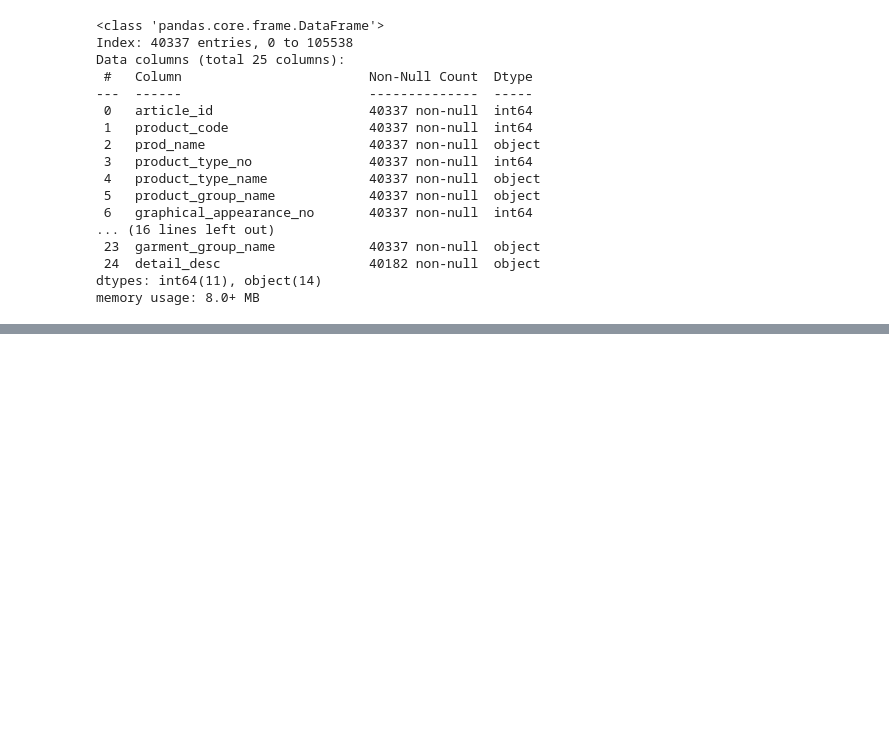
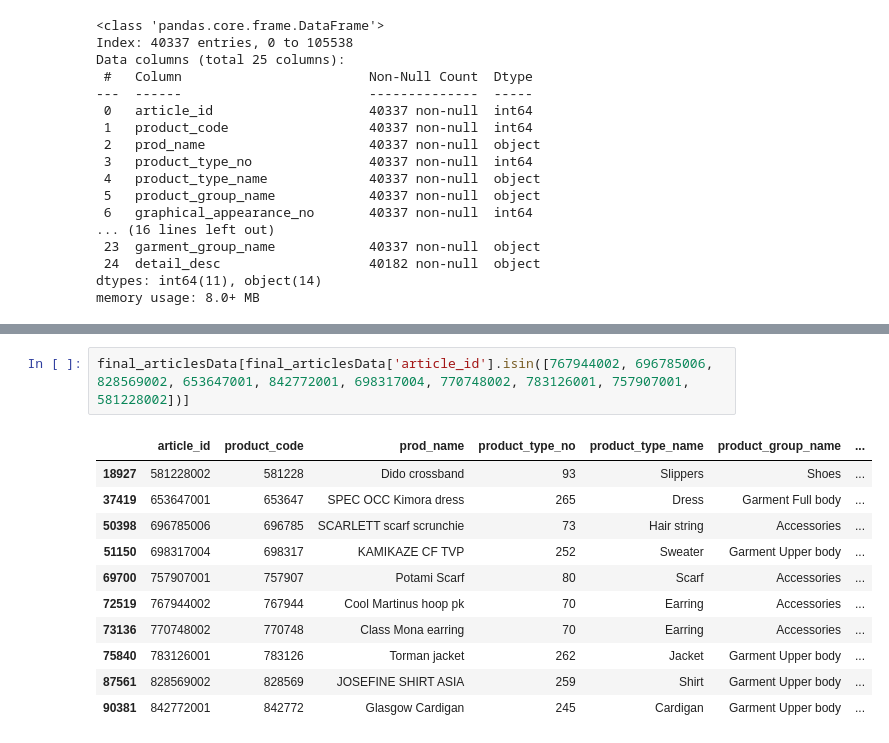
Before and after one commit to amaccodes/hm-fashion-recommender, a Jupyter notebook: notebooks/collaborative_filtering_model.ipynb, the cells around one changed output, grey strips where cells are left out. Cells and saved outputs as stored; diff of their text form; blank space fills up the shorter version.

```diff
--- a/notebooks/01_preparation_eda.ipynb
+++ b/notebooks/collaborative_filtering_model.ipynb
@@ -238,0 +292,14 @@ final_articlesData.head()
+# %%
+final_articlesData[final_articlesData['article_id'].isin([767944002, 696785006, 828569002, 653647001, 842772001, 698317004, 770748002, 783126001, 757907001, 581228002])]
+# %% [output]
+|  | article_id | product_code | prod_name | product_type_no | product_type_name | product_group_name | ... |
+| 18927 | 581228002 | 581228 | Dido crossband | 93 | Slippers | Shoes | ... |
+| 37419 | 653647001 | 653647 | SPEC OCC Kimora dress | 265 | Dress | Garment Full body | ... |
+| 50398 | 696785006 | 696785 | SCARLETT scarf scrunchie | 73 | Hair string | Accessories | ... |
+| 51150 | 698317004 | 698317 | KAMIKAZE CF TVP | 252 | Sweater | Garment Upper body | ... |
+| 69700 | 757907001 | 757907 | Potami Scarf | 80 | Scarf | Accessories | ... |
+| 72519 | 767944002 | 767944 | Cool Martinus hoop pk | 70 | Earring | Accessories | ... |
+| 73136 | 770748002 | 770748 | Class Mona earring | 70 | Earring | Accessories | ... |
+| 75840 | 783126001 | 783126 | Torman jacket | 262 | Jacket | Garment Upper body | ... |
+| 87561 | 828569002 | 828569 | JOSEFINE SHIRT ASIA | 259 | Shirt | Garment Upper body | ... |
+| 90381 | 842772001 | 842772 | Glasgow Cardigan | 245 | Cardigan | Garment Upper body | ... |
```
Also changed, not shown: parts of 11 cells of this notebook.
